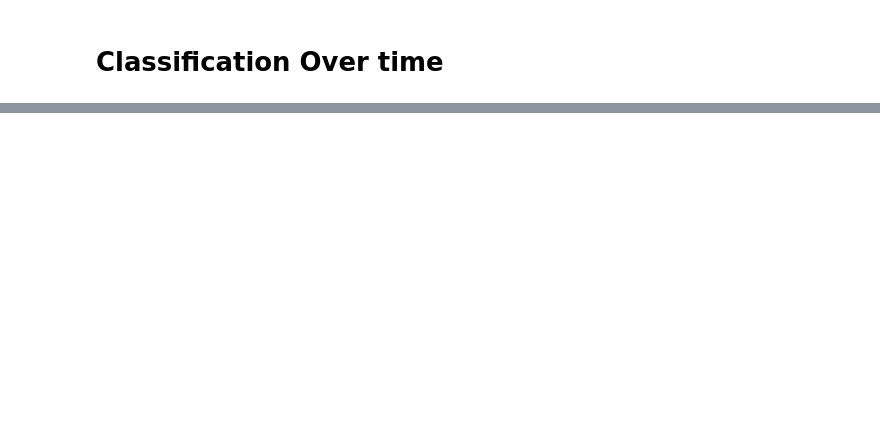
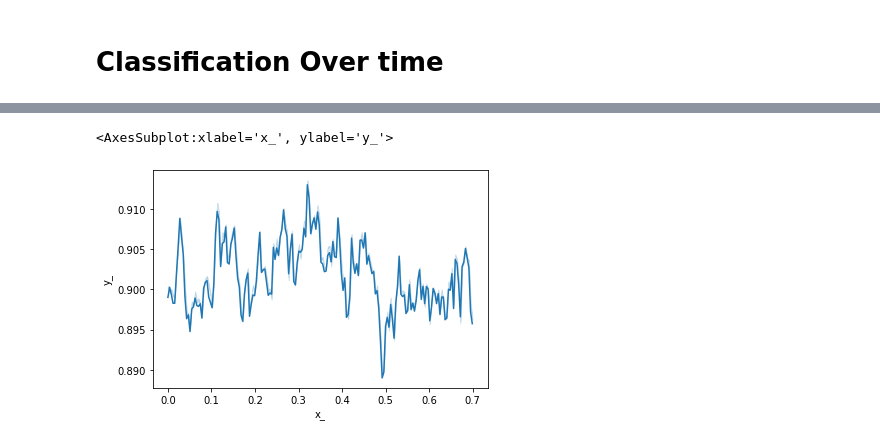
Before and after one commit to ssaket/eeg-pipeline, a Jupyter notebook: decoding.ipynb, the cells around one changed output, grey strips where cells are left out. Drawn from its saved outputs; the diff is of its cells as text; code cells hidden in the pictures; blank space fills up the shorter version.

```diff
--- a/decoding.ipynb
+++ b/decoding.ipynb
@@ -309,2 +367,7 @@ sns.lineplot(data=ds, x='x', y='y', ci=.95)
+# %%
+sns.lineplot(data=ds, x='x_', y='y_', ci=0.95, estimator='mean')
+# %% [output]
+<AxesSubplot:xlabel='x_', ylabel='y_'>
+[figure, added]
 # %%
  sns.lineplot(data=ds, x='x', y='y', ci='sd')
```
Also changed, not shown: parts of 29 cells of this notebook, 3 other files.
